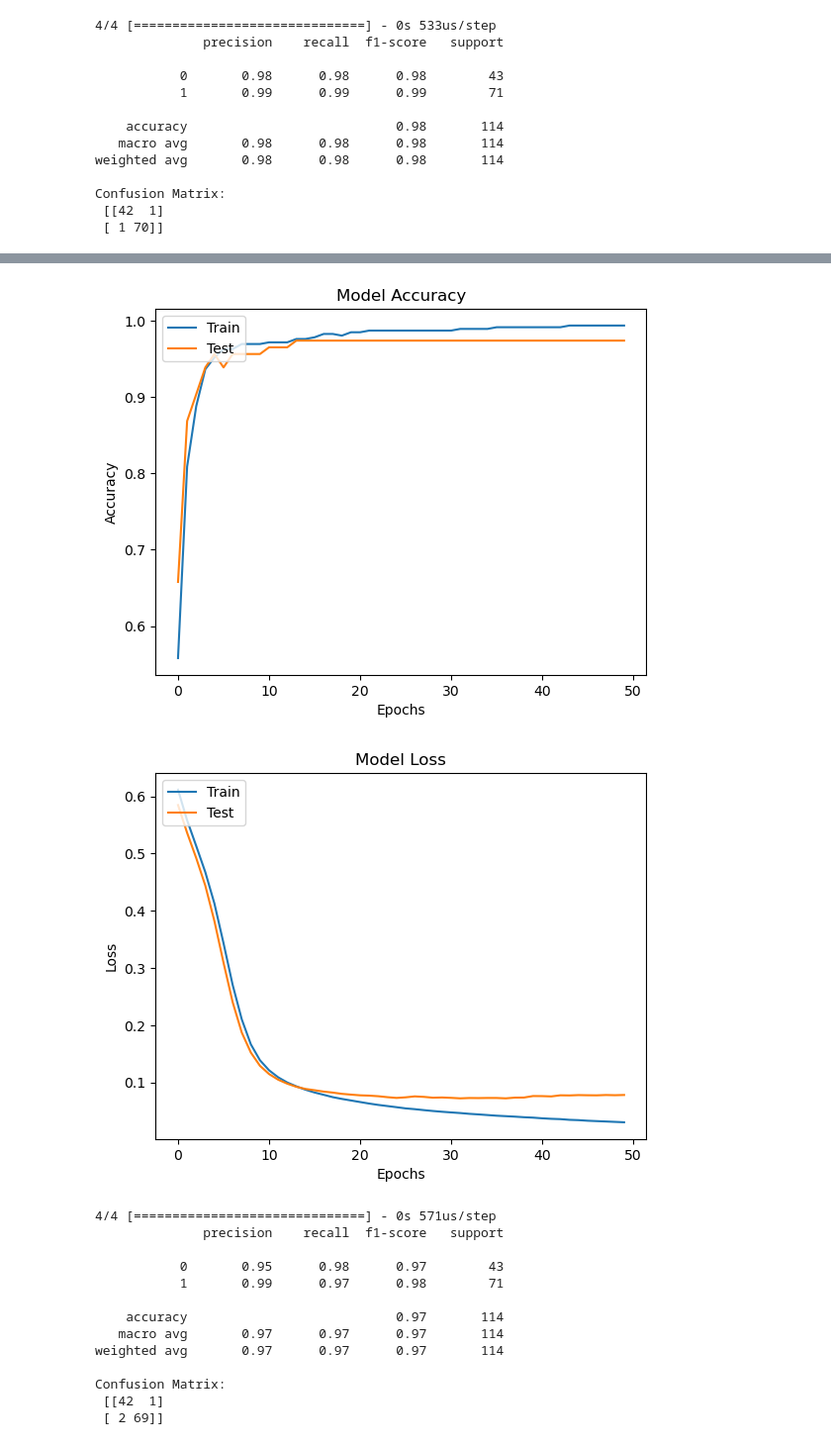
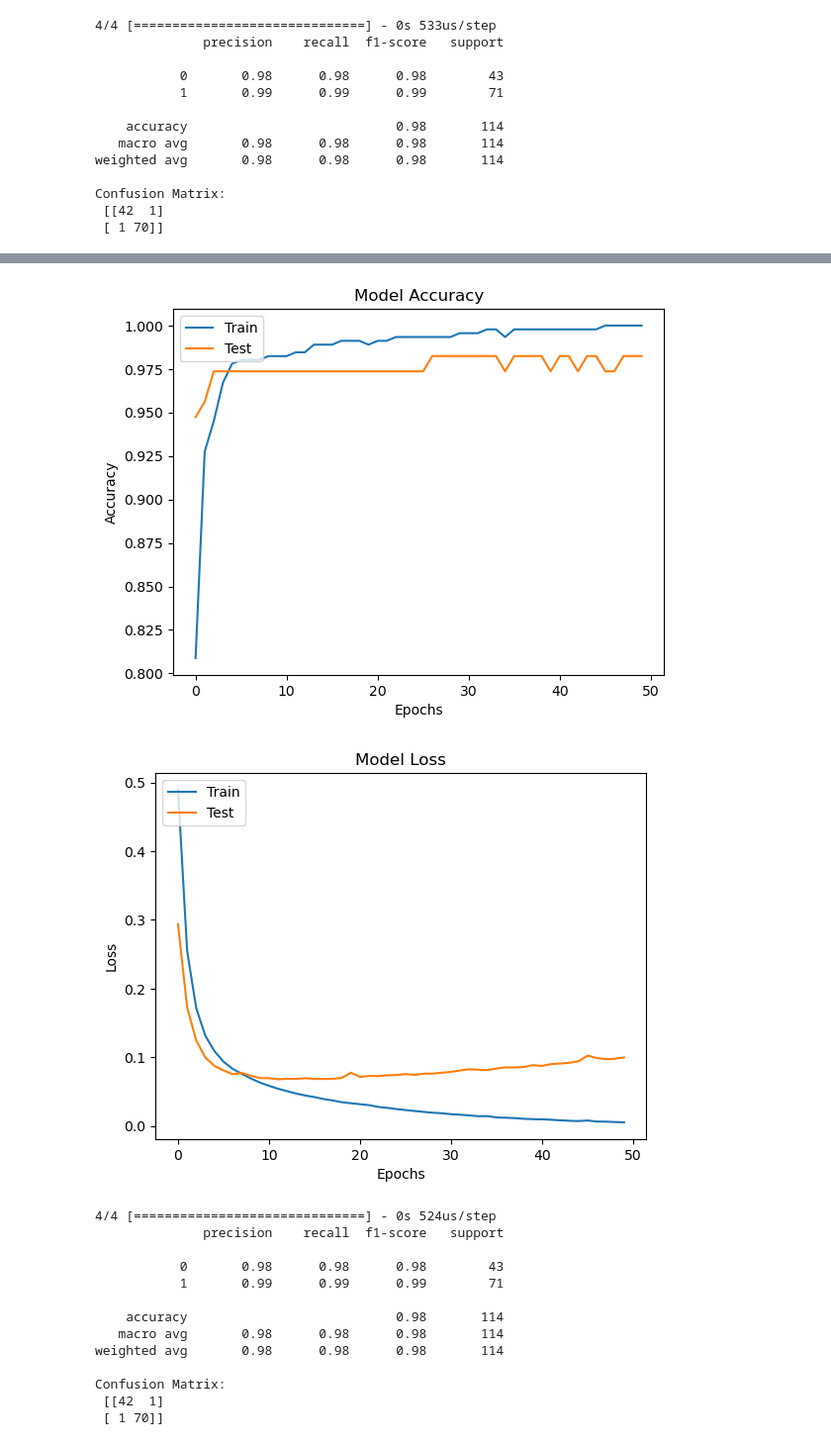
Before and after one commit to ellielin23/cancer-prediction, a Jupyter notebook: cancer-prediction.ipynb, the cells around one changed output, grey strips where cells are left out. Shown at 99% size. Cells and saved outputs as stored; diff of their text form; code cells hidden in the pictures.

Commit message:
implement second model

```diff
--- a/cancer-prediction.ipynb
+++ b/cancer-prediction.ipynb
@@ -143,45 +250,34 @@ Confusion Matrix:
 # %%
-# load dataset
+# prep data
 data = load_breast_cancer()
-
-# create dataframe
 df = pd.DataFrame(data.data, columns=data.feature_names)
 df['target'] = data.target
 
-# display first few rows
-df.head()
-X = df.drop('target', axis=1)  # Features (drop target column)
-y = df['target']  # Target (labels)
+X = df.drop('target', axis = 1)
+y = df['target']
 
-# Split the dataset into training and testing sets (80% train, 20% test)
-X_train, X_test, y_train, y_test = train_test_split(X, y, test_size=0.2, random_state=42)
-# Standardize the features by scaling them to have mean = 0 and variance = 1
+X_train, X_test, y_train, y_test = train_test_split(X, y, test_size = 0.2, random_state = 42)
+
 scaler = StandardScaler()
 X_train = scaler.fit_transform(X_train)
 X_test = scaler.transform(X_test)
-# Initialize the model
+
+# initialize and train model
 model = Sequential()
+model.add(Dense(64, input_dim = X_train.shape[1], activation = 'relu'))
+model.add(Dense(32, activation = 'relu'))
+model.add(Dense(1, activation = 'sigmoid'))
 
-# Add the first hidden layer with 16 neurons, using ReLU activation
-model.add(Dense(16, input_dim=X_train.shape[1], activation='relu'))
+model.compile(optimizer = 'adam', loss = 'binary_crossentropy', metrics = ['accuracy'])
 
-# Add the second hidden layer with 8 neurons, using ReLU activation
-model.add(Dense(8, activation='relu'))
+history = model.fit(X_train, y_train, epochs = 50, batch_size = 32, validation_data = (X_test, y_test))
 
-# Add the output layer with 1 neuron (binary classification), using sigmoid activation
-model.add(Dense(1, activation='sigmoid'))
-# Compile the model
-model.compile(optimizer='adam', loss='binary_crossentropy', metrics=['accuracy'])
-
-# Train the model on the training data
-history = model.fit(X_train, y_train, epochs=50, batch_size=32, validation_data=(X_test, y_test))
-
-# Evaluate the model on the test set
+# evaluate model on the test set
 loss, accuracy = model.evaluate(X_test, y_test)
 print(f"Test Loss: {loss}")
 print(f"Test Accuracy: {accuracy}")
 
-# Plot training & validation accuracy values
+# plot training & validation accuracy values
 plt.plot(history.history['accuracy'])
 plt.plot(history.history['val_accuracy'])
 plt.title('Model Accuracy')
@@ -190,7 +286,7 @@ plt.ylabel('Accuracy')
 plt.legend(['Train', 'Test'], loc='upper left')
 plt.show()
 
-# Plot training & validation loss values
+# plot training & validation loss values
 plt.plot(history.history['loss'])
 plt.plot(history.history['val_loss'])
 plt.title('Model Loss')
@@ -199,15 +295,9 @@ plt.ylabel('Loss')
 plt.legend(['Train', 'Test'], loc='upper left')
 plt.show()
 
-# Get predictions (thresholded at 0.5 for binary classification)
+# predictions and evaluation
 y_pred = (model.predict(X_test) > 0.5).astype("int32")
-
-# Classification report
-from sklearn.metrics import classification_report
 print(classification_report(y_test, y_pred))
-
-# Confusion matrix
-from sklearn.metrics import confusion_matrix
 cm = confusion_matrix(y_test, y_pred)
 print("Confusion Matrix:\n", cm)
 # %% [output]
@@ -231,15 +321,15 @@ Test Accuracy: 0.9736841917037964
-[figure, old version]
+[figure, new version]
-[figure, old version]
+[figure, new version]
-4/4 [==============================] - 0s 571us/step
+4/4 [==============================] - 0s 524us/step
               precision    recall  f1-score   support
 
-           0       0.95      0.98      0.97        43
-           1       0.99      0.97      0.98        71
+           0       0.98      0.98      0.98        43
+           1       0.99      0.99      0.99        71
 
-    accuracy                           0.97       114
-   macro avg       0.97      0.97      0.97       114
-weighted avg       0.97      0.97      0.97       114
+    accuracy                           0.98       114
+   macro avg       0.98      0.98      0.98       114
+weighted avg       0.98      0.98      0.98       114
 
 Confusion Matrix:
  [[42  1]
- [ 2 69]]
+ [ 1 70]]
```
Also changed, not shown: parts of 8 cells of this notebook.
